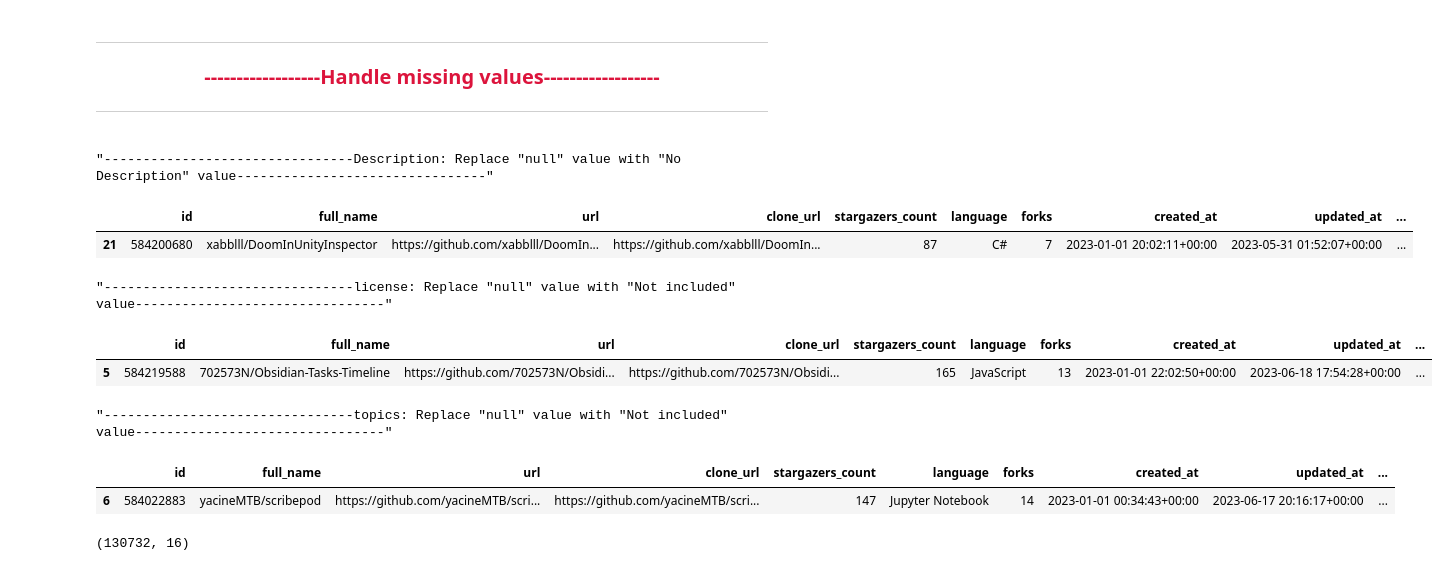
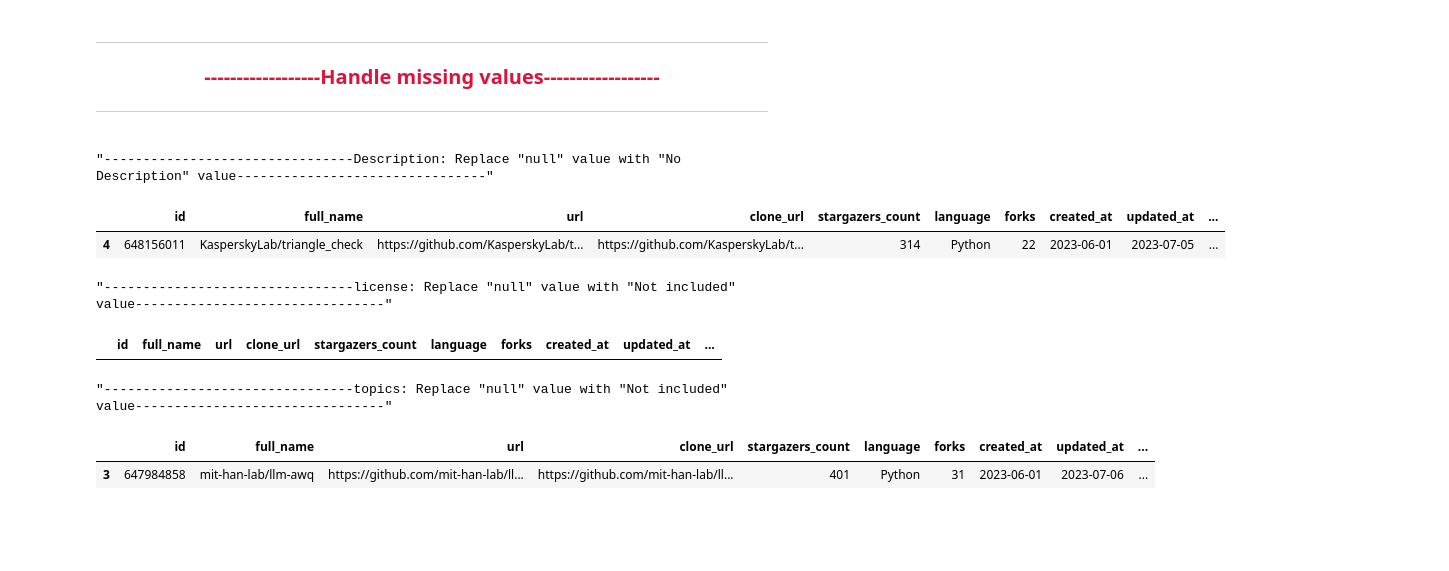
Before and after one commit to yassinessadi/data-engineer-youcode, a Jupyter notebook: Brief_github_cleaning/cleaning_github.ipynb, the cells around one changed output. Drawn from its saved outputs; the diff is of its cells as text; code cells hidden in the pictures; blank space fills up the shorter version.

```diff
--- a/Brief_github_cleaning/cleaning_github.ipynb
+++ b/Brief_github_cleaning/cleaning_github.ipynb
@@ -19,3 +14,8 @@ df = pd.read_csv('C:\\csv-data-collect\\github-2023_2.csv',index_col=0)
+# %%
+df = pd.read_csv('C:\\csv-data-collect\\github-2023_2.csv',index_col=0)
+df_contributors = pd.read_csv('C:\\csv-data-collect\\github-2023_06_31_contributors.csv')
+df_contributors_top_20 = pd.read_csv('C:\\csv-data-collect\\github-2023_06_31_contributors_top_20_stars.csv')
+df_repos = pd.read_csv('C:\\csv-data-collect\\github-2023_06_31.csv',index_col=0)
 # %% [markdown]
 # <hr />
 # <p style='color:crimson;text-align:center;font-size:20px'>Scheme to describe a process</p>
@@ -131,14 +131,14 @@ df.loc[(df['open_issues_count'] < Lower_Whisker)|(df['open_issues_count'] > Uppe
 # <h4 style='color:crimson;font-size:20px;text-align:center'>------------------Standardize Formats------------------</h4>
 # <hr style='color:blue'/>
 # %%
-df['created_at'] = pd.to_datetime(df['created_at'])
-df['updated_at'] = pd.to_datetime(df['updated_at'])
-df['pushed_at'] = pd.to_datetime(df['pushed_at'])
+df_repos['created_at'] = pd.to_datetime(df_repos['created_at']).dt.date
+df_repos['updated_at'] = pd.to_datetime(df_repos['updated_at']).dt.date
+df_repos['pushed_at'] = pd.to_datetime(df_repos['pushed_at']).dt.date
 print('\x1b[31m\"--------------------------------created--------------------------------\"\x1b[0m')
-print(df['created_at'].dt.date.head(2))
+print(df_repos['created_at'].head(2))
 print('\x1b[31m\"--------------------------------updated--------------------------------\"\x1b[0m')
-print(df['updated_at'].dt.date.head(2))
+print(df_repos['updated_at'].head(2))
 print('\x1b[31m\"--------------------------------pushed--------------------------------\"\x1b[0m')
-print(df['pushed_at'].dt.date.head(2))
+print(df_repos['pushed_at'].head(2))
 # %% [output]
 "--------------------------------created--------------------------------"
@@ -240,37 +206,32 @@ def remove_emoji(string):
                            u"⏰"
                            "]+", flags=re.UNICODE)
     return emoji_pattern.sub(r'', string)
-df['description'] = df['description'].apply(remove_emoji)
+df_repos['description'] = df_repos['description'].apply(remove_emoji)
 # %% [markdown]
 # <hr style='color:blue'/>
 # <h4 style='color:crimson;font-size:20px;text-align:center'>------------------Handle missing values------------------</h4>
 # <hr style='color:blue'/>
 # %%
 print('\x1b[31m\"--------------------------------Description: Replace \"null\" value with \"No Description\" value--------------------------------\"\x1b[0m')
-df['description'].fillna('No Description',inplace=True)
-df[df['description'] == "No Description"].head(1)
+df_repos['description'].fillna('No Description',inplace=True)
+df_repos[df_repos['description'] == "No Description"].head(1)
 # %% [output]
 "--------------------------------Description: Replace "null" value with "No Description" value--------------------------------"
 |  | id | full_name | url | clone_url | stargazers_count | language | forks | created_at | updated_at | ... |
-| 21 | 584200680 | xabblll/DoomInUnityInspector | https://github.com/xabblll/DoomIn... | https://github.com/xabblll/DoomIn... | 87 | C# | 7 | 2023-01-01 20:02:11+00:00 | 2023-05-31 01:52:07+00:00 | ... |
+| 4 | 648156011 | KasperskyLab/triangle_check | https://github.com/KasperskyLab/t... | https://github.com/KasperskyLab/t... | 314 | Python | 22 | 2023-06-01 | 2023-07-05 | ... |
 # %%
 print('\x1b[31m\"--------------------------------license: Replace \"null\" value with \"Not included\" value--------------------------------\"\x1b[0m')
-df['license'].fillna('Not included',inplace=True)
-df[df['license'] == "Not included"].head(1)
+df_repos['license'].fillna('Not included',inplace=True)
+df_repos[df_repos['license'] == "Not included"].head(1)
 # %% [output]
 "--------------------------------license: Replace "null" value with "Not included" value--------------------------------"
 |  | id | full_name | url | clone_url | stargazers_count | language | forks | created_at | updated_at | ... |
-| 5 | 584219588 | 702573N/Obsidian-Tasks-Timeline | https://github.com/702573N/Obsidi... | https://github.com/702573N/Obsidi... | 165 | JavaScript | 13 | 2023-01-01 22:02:50+00:00 | 2023-06-18 17:54:28+00:00 | ... |
 # %%
 print('\x1b[31m\"--------------------------------topics: Replace \"null\" value with \"Not included\" value--------------------------------\"\x1b[0m')
 
-df['topics'] = df['topics'].replace("[]", '[No topics]')
-df.loc[df['topics'] == '[No topics]'].head(1)
+df_repos['topics'] = df_repos['topics'].replace("[]", '[\'No topics\']')
+df_repos.loc[df_repos['topics'] == '[\'No topics\']'].head(1)
 # %% [output]
 "--------------------------------topics: Replace "null" value with "Not included" value--------------------------------"
 |  | id | full_name | url | clone_url | stargazers_count | language | forks | created_at | updated_at | ... |
-| 6 | 584022883 | yacineMTB/scribepod | https://github.com/yacineMTB/scri... | https://github.com/yacineMTB/scri... | 147 | Jupyter Notebook | 14 | 2023-01-01 00:34:43+00:00 | 2023-06-17 20:16:17+00:00 | ... |
+| 3 | 647984858 | mit-han-lab/llm-awq | https://github.com/mit-han-lab/ll... | https://github.com/mit-han-lab/ll... | 401 | Python | 31 | 2023-06-01 | 2023-07-06 | ... |
-# %%
-df.shape
-# %% [output]
-(130732, 16)
```
Also changed, not shown: parts of 15 cells of this notebook, 4 other files.
